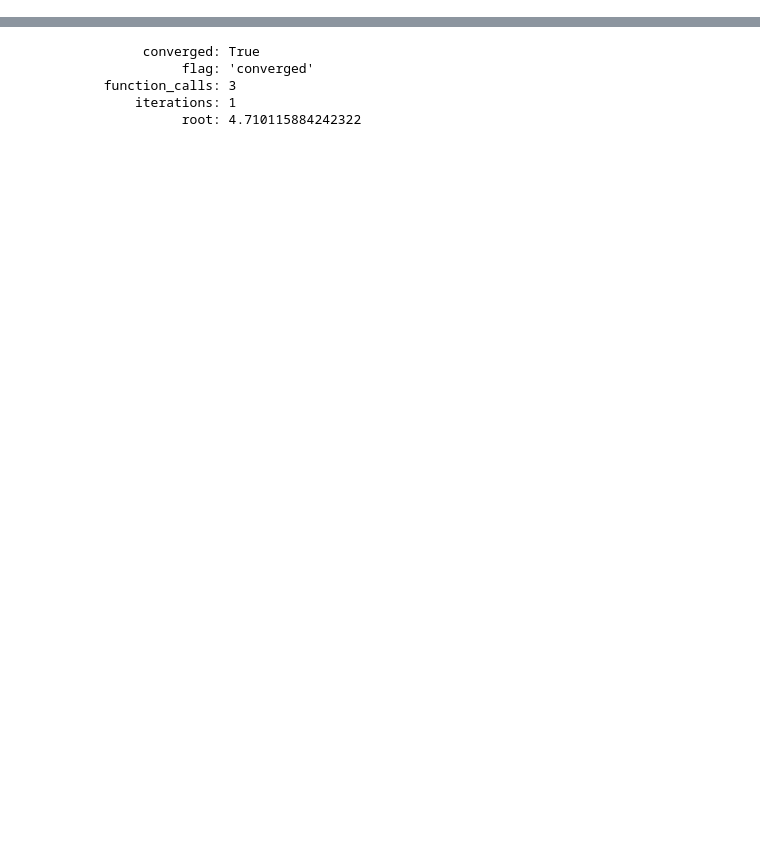
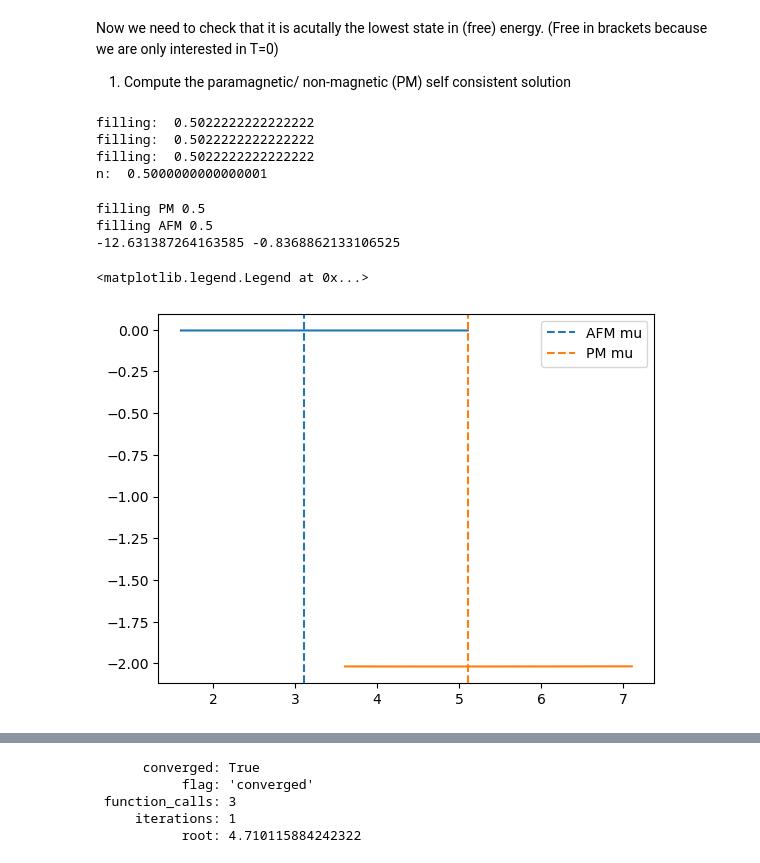
Before and after one commit to dpreuo/alter_surf, a Jupyter notebook: benchmarks/benchmark_mean_field_DLKK.ipynb, the cells around one changed output, grey strips where cells are left out. Drawn from its saved outputs; the diff is of its cells as text; code cells hidden in the pictures; blank space fills up the shorter version.

```diff
--- a/benchmarks/benchmark_mean_field_DLKK.ipynb
+++ b/benchmarks/benchmark_mean_field_DLKK.ipynb
@@ -38,0 +57,64 @@ axs[2].legend()
+# %% [markdown]
+Now we need to check that it is acutally the lowest state in (free) energy. (Free in brackets because we are only interested in T=0)
+
+1) Compute the paramagnetic/ non-magnetic (PM) self consistent solution
+# %%
+Hparam_PM = Hparam.copy()
+Hparam_PM['mu'] = 0
+initial_parameters_PM = dict(initial_m=np.zeros(Hparam['len_z']), initial_n=Hparam['filling']*np.ones(Hparam['len_z'])) #no magnetization
+m_values_PM, n_values_PM, fermi_energys_PM = hartree_fock(Hparam_PM,initial_parameters_PM, 40, Lq=30, tol_mdiff=1e-4,mixing_proportion=0.4,adjust_learning_rate=False)
+Hparam_PM['m_values'] = m_values_PM[-1]
+Hparam_PM['n_values'] = n_values_PM[-1]
+Hparam_PM['mu'] = fermi_energys_PM[-1]
+
+
+print('n: ', n_values[-1].mean())
+# %% [output]
+filling:  0.5022222222222222
+filling:  0.5022222222222222
+filling:  0.5022222222222222
+n:  0.5000000000000001
+# %%
+
+
+from blochK.observable import eigs_H
+from blochK.methods_basic import sample_reducedBZ
+
+Lq = 40
+ks = sample_reducedBZ(Lq)
+es, psi = eigs_H(*ks, H_DLKK_3D_MF, Hparam)
+es_PM, psi_PM = eigs_H(*ks, H_DLKK_3D_MF, Hparam_PM)
+
+print('filling PM', np.sum(es_PM<0)/(Lq**2*4*Hparam_PM['len_z']))
+print('filling AFM', np.sum(es<0)/(Lq**2*4*Hparam['len_z']))
+
+
+
+dmus = np.linspace(-1.5,2,50)
+
+e_tots  = []; e_tots_PM  = []
+
+print(np.sum(es[es<0])/(Lq**2),-Hparam['U']*np.sum(Hparam['n_values']**2 - Hparam['m_values']**2))
+
+for dmu in dmus:
+    total_energy = np.sum(es[es<dmu])/(Lq**2) - Hparam['U']*np.sum(Hparam['n_values']**2 - Hparam['m_values']**2)
+    total_energy_site = total_energy/(Hparam['len_z']*Lq**2)
+    e_tots.append(total_energy)
+
+    total_energy_PM = np.sum(es_PM[es_PM<dmu])/(Lq**2) - Lq**2*Hparam_PM['U']*np.sum(Hparam_PM['n_values']**2 - Hparam_PM['m_values']**2)
+    total_energy_site_PM = total_energy_PM/(Hparam_PM['len_z']*Lq**2)
+    e_tots_PM.append(total_energy_site_PM)
+
+plt.plot(dmus + Hparam['mu'], e_tots)
+plt.axvline(Hparam['mu'], color='C0', linestyle='--', label='AFM mu')
+
+plt.plot(dmus + Hparam_PM['mu'], e_tots_PM)
+plt.axvline(Hparam_PM['mu'], color='C1', linestyle='--', label='PM mu')
+
+plt.legend()
+# %% [output]
+filling PM 0.5
+filling AFM 0.5
+-12.631387264163585 -0.8368862133106525
+<matplotlib.legend.Legend at 0x...>
+[figure, added]
```
Also changed, not shown: parts of 5 cells of this notebook, 4 other files.
